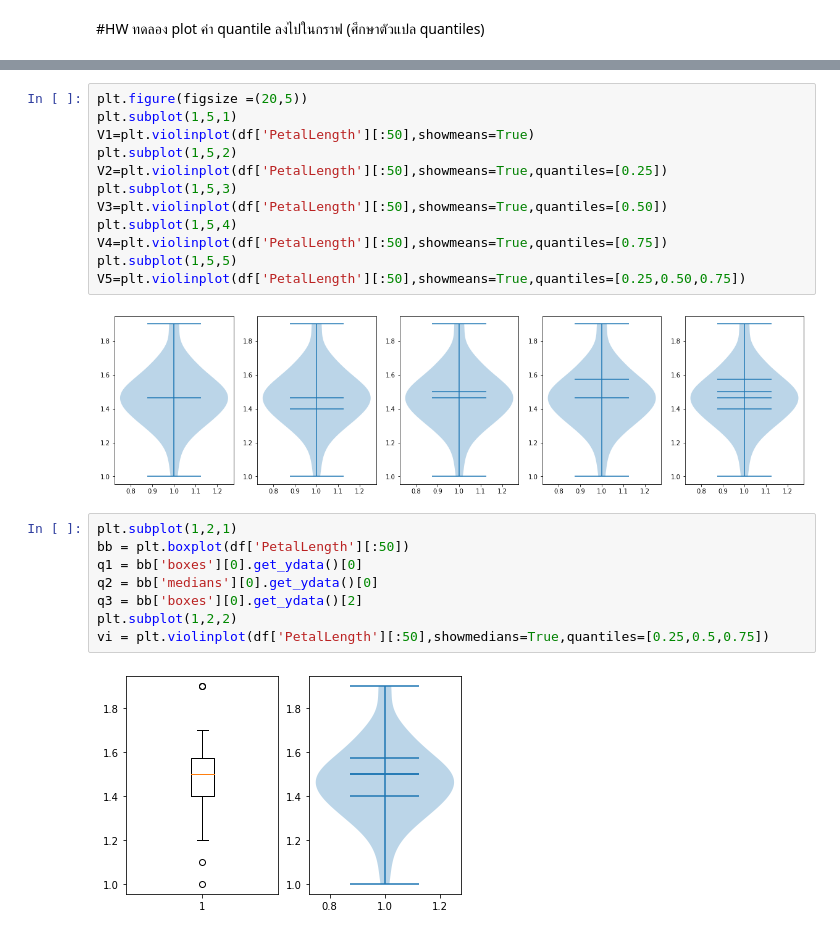
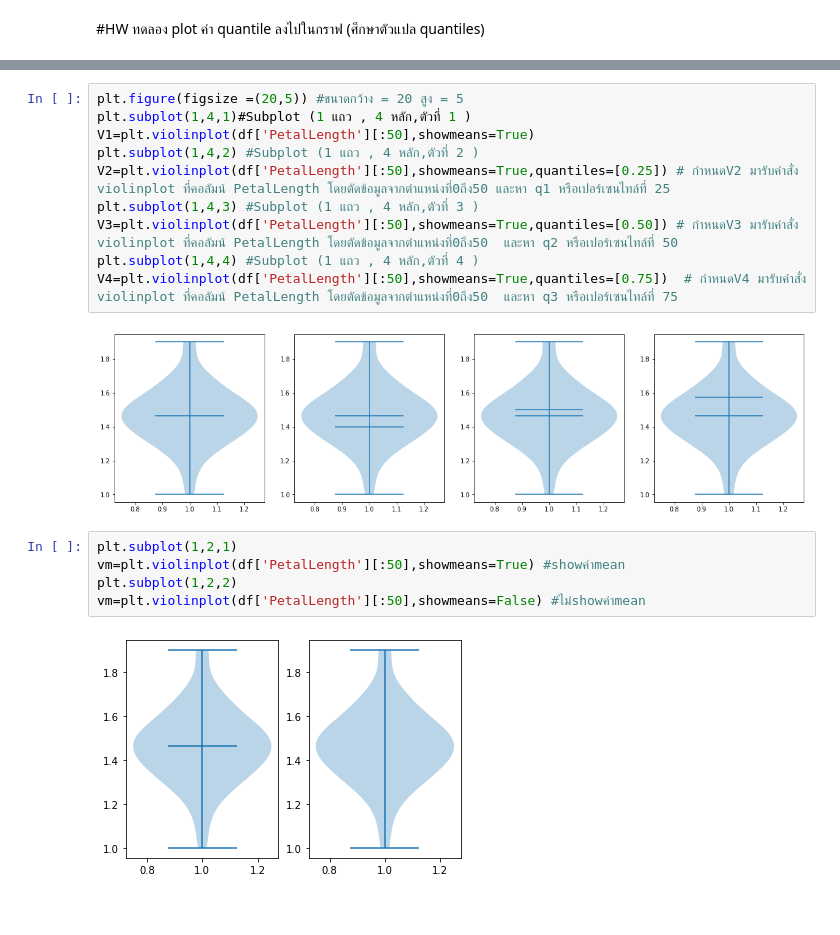
Before and after one commit to Chanakarn06/data_viz_2022, a Jupyter notebook: DataViz02_Distribution.ipynb, the cells around one changed output, grey strips where cells are left out. Cells and saved outputs as stored; diff of their text form.

Commit message:
HW ทดลอง plot ค่า quantile

```diff
--- a/DataViz02_Distribution.ipynb
+++ b/DataViz02_Distribution.ipynb
@@ -416,24 +426,19 @@ vi = plt.violinplot(df['PetalLength'][:50],showmedians=True)
 # %%
-plt.figure(figsize =(20,5))
-plt.subplot(1,5,1)
+plt.figure(figsize =(20,5)) #ขนาดกว้าง = 20 สูง = 5
+plt.subplot(1,4,1)#Subplot (1 แถว , 4 หลัก,ตัวที่ 1 )
 V1=plt.violinplot(df['PetalLength'][:50],showmeans=True)
-plt.subplot(1,5,2)
-V2=plt.violinplot(df['PetalLength'][:50],showmeans=True,quantiles=[0.25])
-plt.subplot(1,5,3)
-V3=plt.violinplot(df['PetalLength'][:50],showmeans=True,quantiles=[0.50])
-plt.subplot(1,5,4)
-V4=plt.violinplot(df['PetalLength'][:50],showmeans=True,quantiles=[0.75])
-plt.subplot(1,5,5)
-V5=plt.violinplot(df['PetalLength'][:50],showmeans=True,quantiles=[0.25,0.50,0.75])
+plt.subplot(1,4,2) #Subplot (1 แถว , 4 หลัก,ตัวที่ 2 )
+V2=plt.violinplot(df['PetalLength'][:50],showmeans=True,quantiles=[0.25]) # กำหนดV2 มารับคำสั่ง violinplot ที่คอลัมน์ PetalLength โดยตัดข้อมูลจากตำแหน่งที่0ถึง50 และหา q1 หรือเปอร์เซนไทล์ที่ 25
+plt.subplot(1,4,3) #Subplot (1 แถว , 4 หลัก,ตัวที่ 3 )
+V3=plt.violinplot(df['PetalLength'][:50],showmeans=True,quantiles=[0.50]) # กำหนดV3 มารับคำสั่ง violinplot ที่คอลัมน์ PetalLength โดยตัดข้อมูลจากตำแหน่งที่0ถึง50  และหา q2 หรือเปอร์เซนไทล์ที่ 50
+plt.subplot(1,4,4) #Subplot (1 แถว , 4 หลัก,ตัวที่ 4 )
+V4=plt.violinplot(df['PetalLength'][:50],showmeans=True,quantiles=[0.75])  # กำหนดV4 มารับคำสั่ง violinplot ที่คอลัมน์ PetalLength โดยตัดข้อมูลจากตำแหน่งที่0ถึง50  และหา q3 หรือเปอร์เซนไทล์ที่ 75
 # %% [output]
-[figure, old version]
+[figure, new version]
 # %%
 plt.subplot(1,2,1)
-bb = plt.boxplot(df['PetalLength'][:50])
-q1 = bb['boxes'][0].get_ydata()[0]
-q2 = bb['medians'][0].get_ydata()[0]
-q3 = bb['boxes'][0].get_ydata()[2]
+vm=plt.violinplot(df['PetalLength'][:50],showmeans=True) #showค่าmean
 plt.subplot(1,2,2)
-vi = plt.violinplot(df['PetalLength'][:50],showmedians=True,quantiles=[0.25,0.5,0.75])
+vm=plt.violinplot(df['PetalLength'][:50],showmeans=False) #ไม่showค่าmean
 # %% [output]
-[figure, old version]
+[figure, new version]
```
Also changed, not shown: parts of 2 cells of this notebook.
